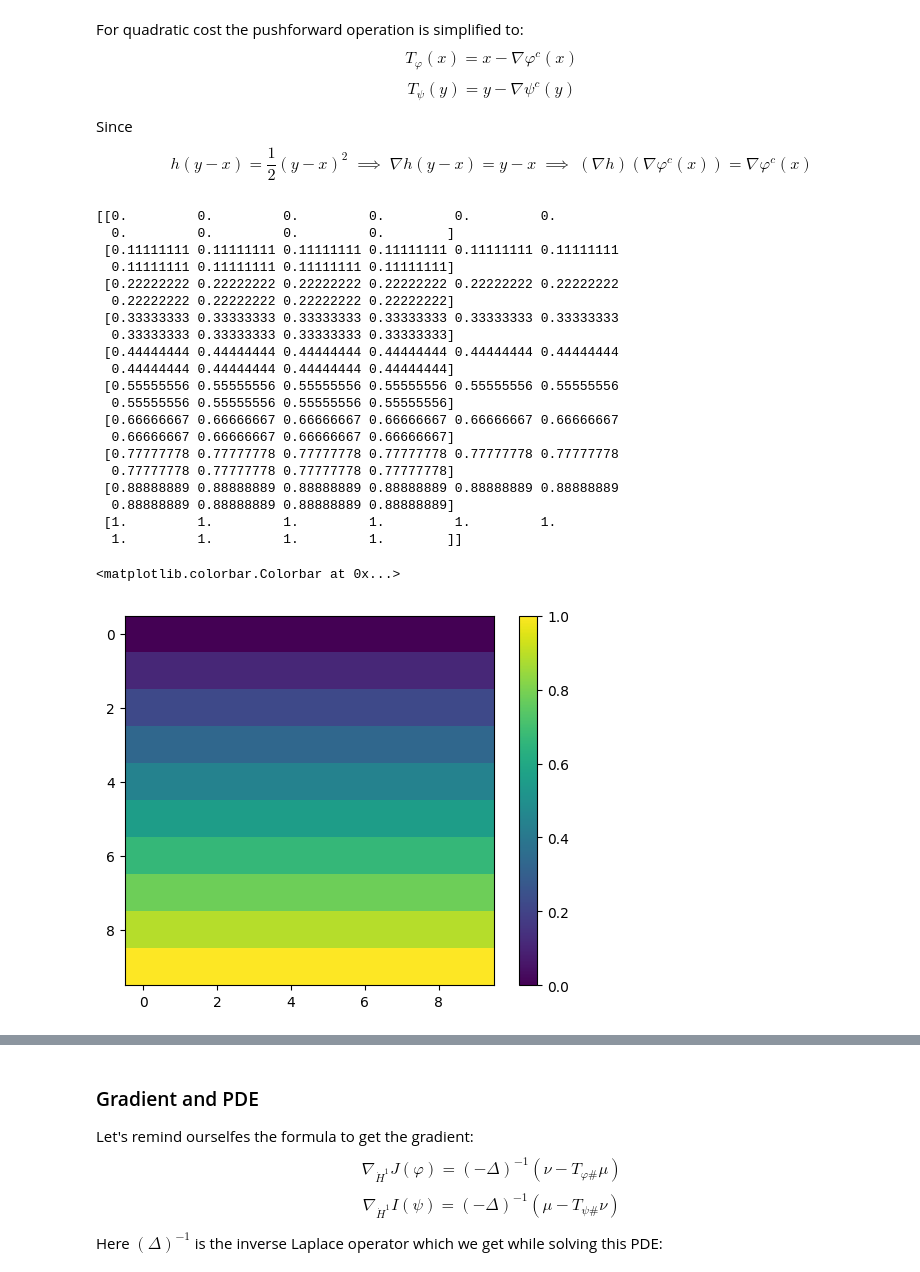
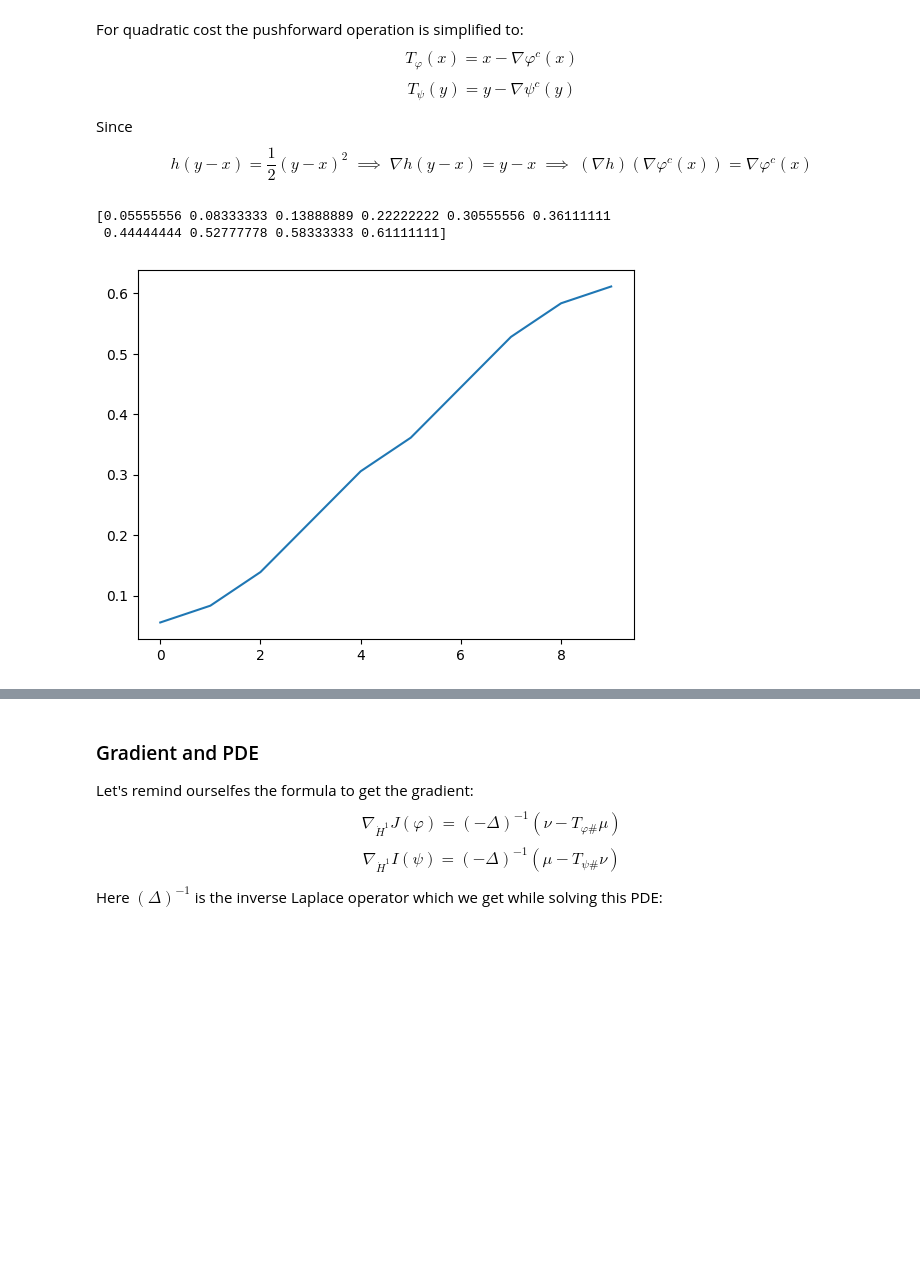
Before and after one commit to aipyth/back_and_forth_ot, a Jupyter notebook: main.ipynb, the cells around one changed output, grey strips where cells are left out. Drawn from its saved outputs; the diff is of its cells as text; code cells hidden in the pictures; blank space fills up the shorter version.

```diff
--- a/main.ipynb
+++ b/main.ipynb
@@ -236,8 +236,22 @@ def _map_T_quadratic_cost(phi: np.ndarray, X: np.ndarray, Y: np.ndarray, axis: i
     # return X - np.gradient(
     #     ctransform(phi, cost=C),
     #     axis=axis)
-    return X - np.gradient(
-        ctransform(phi, cost=C))
+    # return X - np.gradient(
+    #     ctransform(phi, cost=C))
+    dx = max(X[1, 0] - X[0, 0], X[0, 1] - X[0, 0])
+    # print('gradient inside')
+    # print(np.gradient(
+    #     ctransform(phi, cost=C),
+    #     dx,  # data is evenly spaced. TODO: change later to a better way?
+    # ))
+    # print(ctransform(phi, cost=C).dtype)
+    # print('and dx was', dx)
+    # ct = ctransform(phi, cost=C)
+    # print((ct[0] - ct[2]) / (2 * dx))
+    return np.gradient(
+        ctransform(phi, cost=C),
+        dx,  # data is evenly spaced. TODO: change later to a better way?
+    )
 
 def map_T(phi: np.ndarray, cost: Union[np.ndarray, str], X: np.ndarray, Y: np.ndarray, axis: int, C: np.ndarray=None) -> np.ndarray:
     """Calculates the map T of a function phi given a cost type, using domains X and Y."""
@@ -275,56 +329,38 @@ def generate_gaussian_distribution(
     pdf_values = 1/(std * np.sqrt(2 * np.pi)) * np.exp(
         -1/2 * np.power((grid - mean)/std, 2))
     pdf_values /= pdf_values.sum()
     return grid, pdf_values
 
 n = 10
 std = 0.08
 range_min = 0
 range_max = 1
 
 x = np.linspace(range_min, range_max, n)
 y = np.linspace(range_min, range_max, n)
 X, Y = np.meshgrid(x, y, indexing='ij')
 
 grid1, pdf1 = generate_gaussian_distribution(n, 0.2, std, range_min, range_max)
 grid2, pdf2 = generate_gaussian_distribution(n, 0.6, std, range_min, range_max)
 
 c = np.power(X - Y, 2) / 2
 c_name = 'quadratic'
 
-phi = y ** 2
-phi = np.zeros_like(y)
+phi = -y ** 2
+# phi = np.zeros_like(y)
 
 T = map_T(phi, c_name, X, Y, 1, c)
 
 print(T)
 
-p = plt.imshow(T)
-plt.colorbar(p)
+# p = plt.imshow(T)
+p = plt.plot(T)
+# plt.colorbar(p)
 
 # pf = pushforward(pdf1, T)
 # print(f"{pf.sum()=}")
 # plt.scatter(x, pf)
 # %% [output]
-[[0.         0.         0.         0.         0.         0.
-  0.         0.         0.         0.        ]
- [0.11111111 0.11111111 0.11111111 0.11111111 0.11111111 0.11111111
-  0.11111111 0.11111111 0.11111111 0.11111111]
- [0.22222222 0.22222222 0.22222222 0.22222222 0.22222222 0.22222222
-  0.22222222 0.22222222 0.22222222 0.22222222]
- [0.33333333 0.33333333 0.33333333 0.33333333 0.33333333 0.33333333
-  0.33333333 0.33333333 0.33333333 0.33333333]
- [0.44444444 0.44444444 0.44444444 0.44444444 0.44444444 0.44444444
-  0.44444444 0.44444444 0.44444444 0.44444444]
- [0.55555556 0.55555556 0.55555556 0.55555556 0.55555556 0.55555556
-  0.55555556 0.55555556 0.55555556 0.55555556]
- [0.66666667 0.66666667 0.66666667 0.66666667 0.66666667 0.66666667
-  0.66666667 0.66666667 0.66666667 0.66666667]
- [0.77777778 0.77777778 0.77777778 0.77777778 0.77777778 0.77777778
-  0.77777778 0.77777778 0.77777778 0.77777778]
- [0.88888889 0.88888889 0.88888889 0.88888889 0.88888889 0.88888889
-  0.88888889 0.88888889 0.88888889 0.88888889]
- [1.         1.         1.         1.         1.         1.
-  1.         1.         1.         1.        ]]
+[0.05555556 0.08333333 0.13888889 0.22222222 0.30555556 0.36111111
+ 0.44444444 0.52777778 0.58333333 0.61111111]
-<matplotlib.colorbar.Colorbar at 0x...>
-[figure, old version]
+[figure, new version]
```
Also changed, not shown: parts of 15 cells of this notebook, 3 other files.
